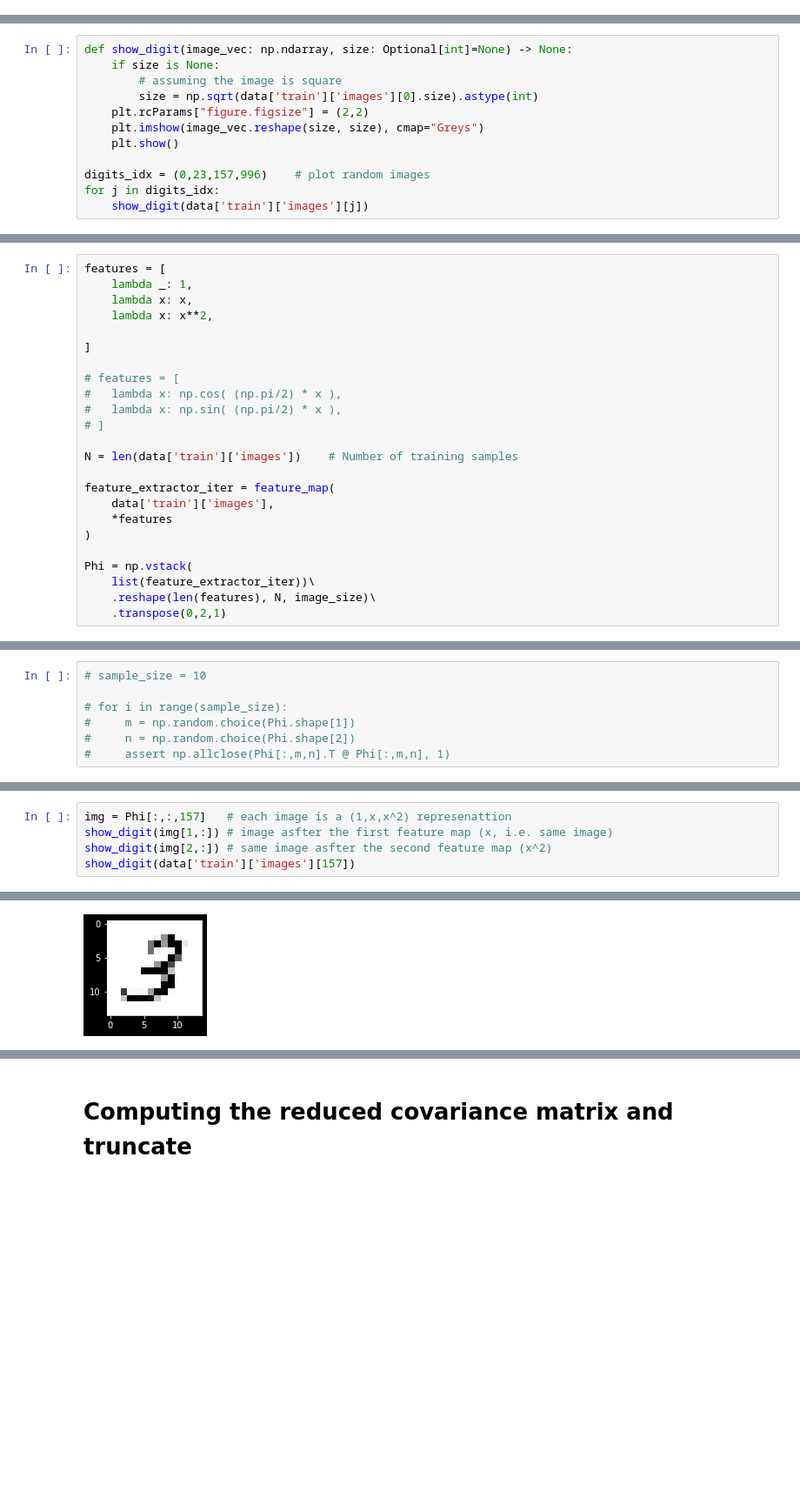
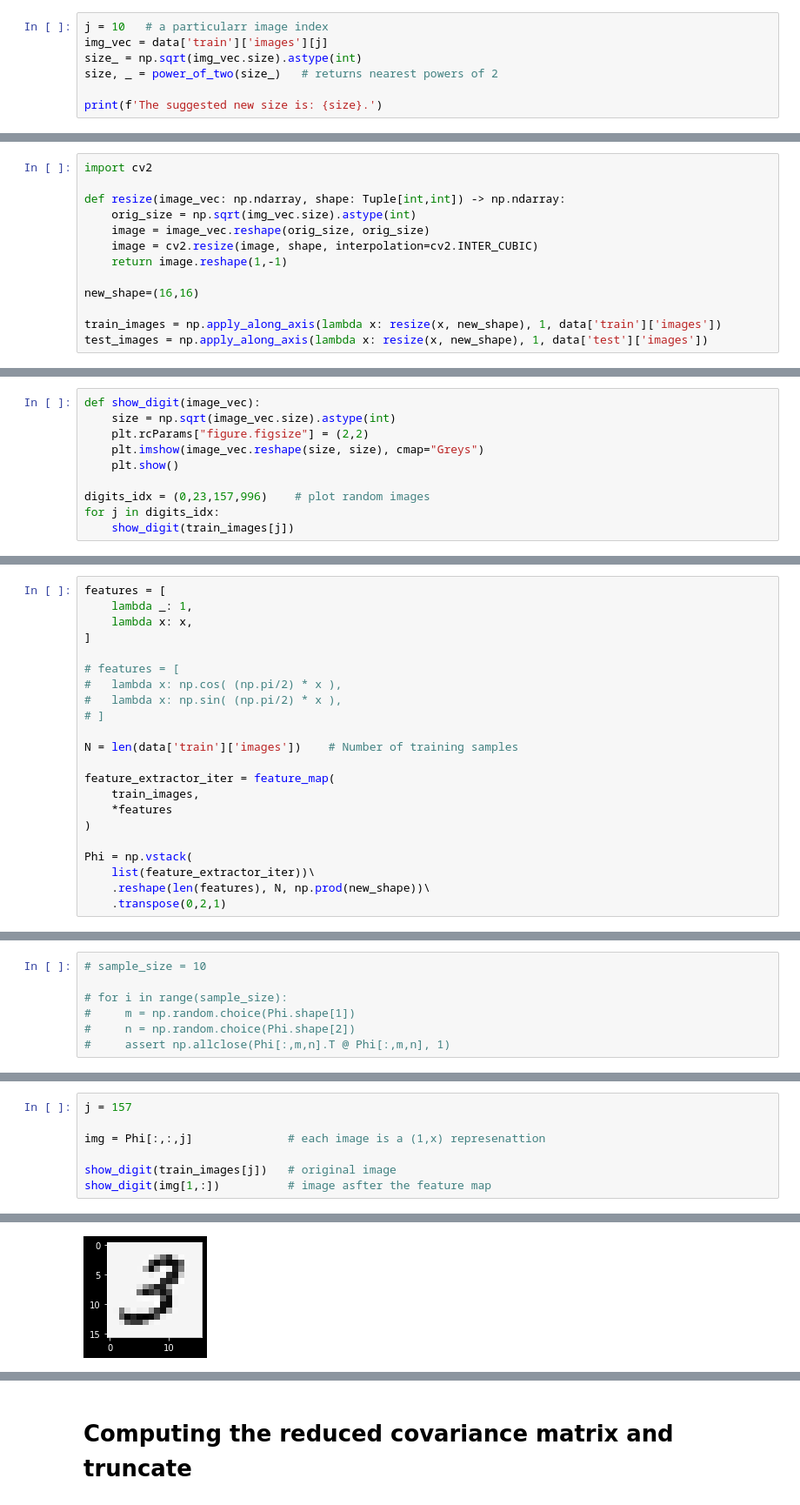
Before and after one commit to jordansauce/tensor-networks-algos, a Jupyter notebook: stoudenmire2018learning/notebook.ipynb, the cells around one changed output, grey strips where cells are left out. Shown: that part at 87% size. Saved outputs shown, nothing was run; the diff lists cells and outputs as text; blank space fills up the shorter version.

```diff
--- a/stoudenmire2018learning/notebook.ipynb
+++ b/stoudenmire2018learning/notebook.ipynb
@@ -94,0 +101,7 @@ data = load_mnist('../data/mnist', downscale)
+# %%
+j = 10   # a particularr image index
+img_vec = data['train']['images'][j]
+size_ = np.sqrt(img_vec.size).astype(int)
+size, _ = power_of_two(size_)   # returns nearest powers of 2
+
+print(f'The suggested new size is: {size}.')
@@ -95 +112,14 @@ data = load_mnist('../data/mnist', downscale)
+# %%
+import cv2
+
+def resize(image_vec: np.ndarray, shape: Tuple[int,int]) -> np.ndarray:
+    orig_size = np.sqrt(img_vec.size).astype(int)
+    image = image_vec.reshape(orig_size, orig_size)
+    image = cv2.resize(image, shape, interpolation=cv2.INTER_CUBIC)
+    return image.reshape(1,-1)
+
+new_shape=(16,16)
+
+train_images = np.apply_along_axis(lambda x: resize(x, new_shape), 1, data['train']['images'])
+test_images = np.apply_along_axis(lambda x: resize(x, new_shape), 1, data['test']['images'])
 # %% [markdown]
@@ -97,13 +127,11 @@ Checking if data was loaded and scaled properly by plotting random digits...
 # %%
-def show_digit(image_vec: np.ndarray, size: Optional[int]=None) -> None:
-    if size is None:
-        # assuming the image is square
-        size = np.sqrt(data['train']['images'][0].size).astype(int)
+def show_digit(image_vec):
+    size = np.sqrt(image_vec.size).astype(int)
     plt.rcParams["figure.figsize"] = (2,2)
     plt.imshow(image_vec.reshape(size, size), cmap="Greys")
     plt.show()
 
 digits_idx = (0,23,157,996)    # plot random images
 for j in digits_idx:
-    show_digit(data['train']['images'][j])
+    show_digit(train_images[j])
 # %% [output]
@@ -141,8 +169,6 @@ Below is the vector of feature maps that are going to be applied to each value $
 features = [
     lambda _: 1,
     lambda x: x,
-    lambda x: x**2,
-
 ]
 
 # features = [
@@ -153,13 +179,13 @@ features = [
 N = len(data['train']['images'])    # Number of training samples
 
 feature_extractor_iter = feature_map(
-    data['train']['images'],
+    train_images,
     *features
 )
 
 Phi = np.vstack(
     list(feature_extractor_iter))\
-    .reshape(len(features), N, image_size)\
+    .reshape(len(features), N, np.prod(new_shape))\
     .transpose(0,2,1)
 # %%
 Phi.shape
@@ -190,6 +216,8 @@ Checking if images are correctly processed (may not work for arbitrary feature)
 # %%
-img = Phi[:,:,157]   # each image is a (1,x,x^2) represenattion
-show_digit(img[1,:]) # image asfter the first feature map (x, i.e. same image)
-show_digit(img[2,:]) # same image asfter the second feature map (x^2)
-show_digit(data['train']['images'][157])
+j = 157
+
+img = Phi[:,:,j]              # each image is a (1,x) represenattion
+
+show_digit(train_images[j])   # original image
+show_digit(img[1,:])          # image asfter the feature map
 # %% [output]
@@ -197 +225 @@ show_digit(data['train']['images'][157])
-[figure, old version]
+[figure, new version]
```
Also changed, not shown: parts of 24 cells of this notebook.
